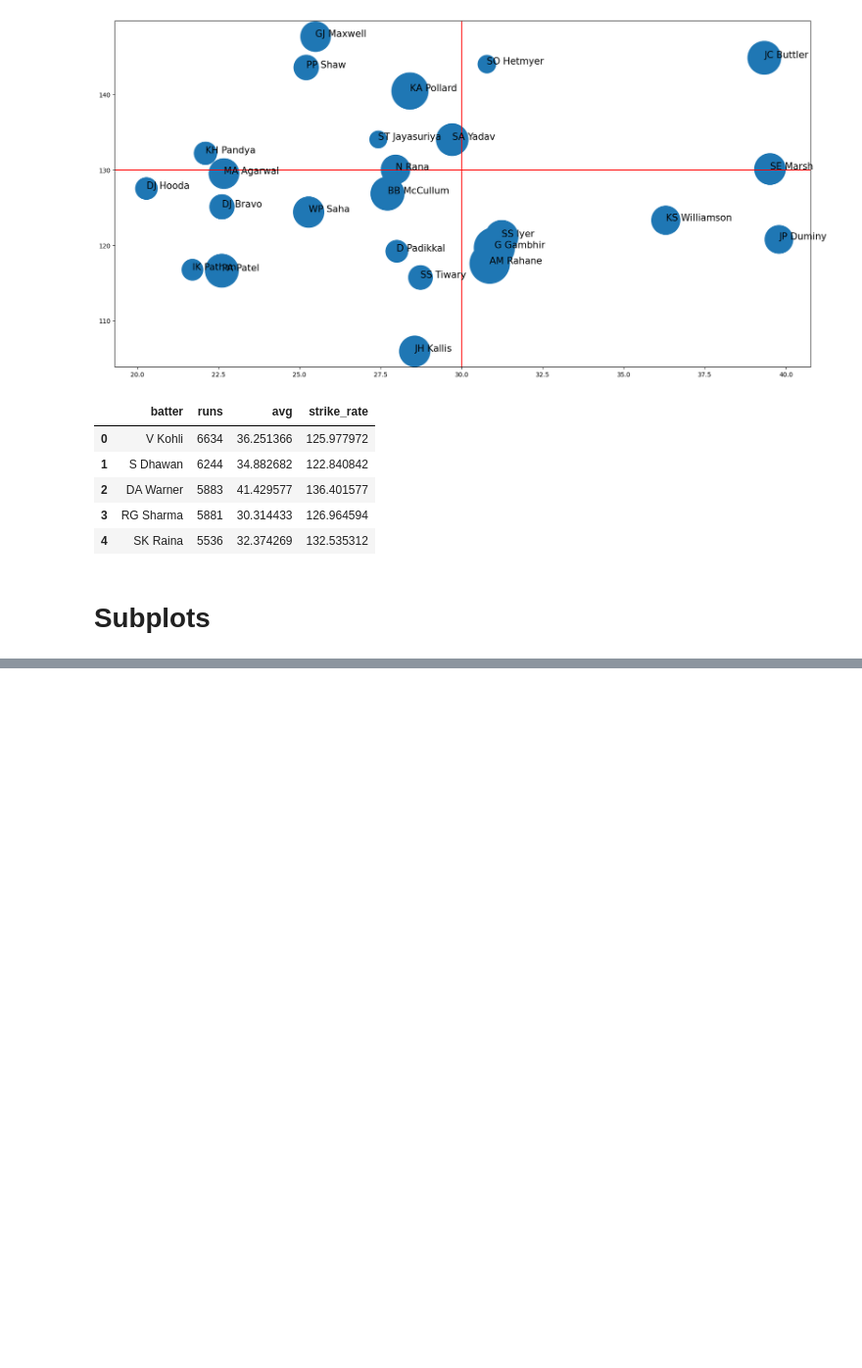
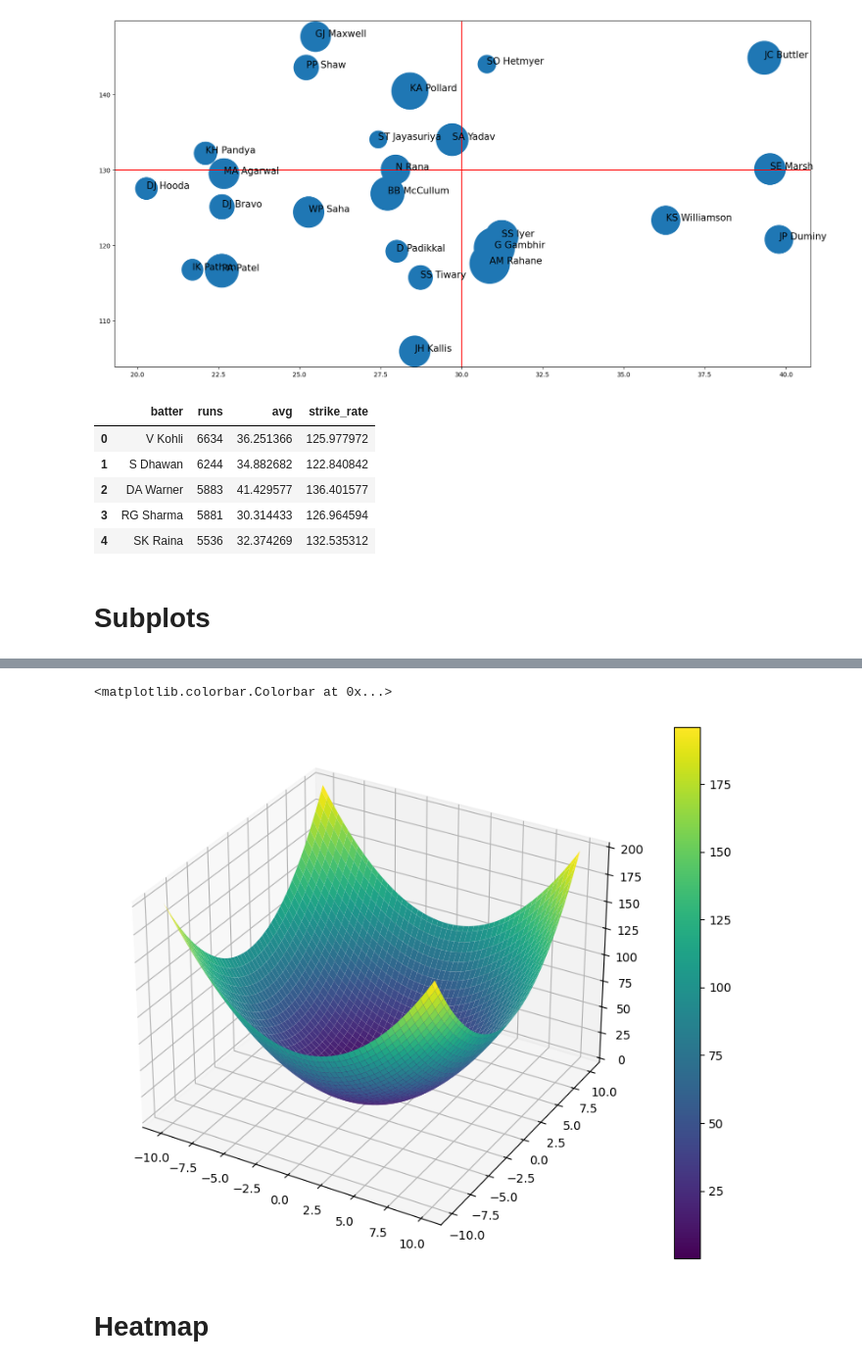
Before and after one commit to Amjad-Bin-Aslam/Data-Analysis-Portfolio, a Jupyter notebook: 06_Matplotlib/02_Matplotlib_Exercise.ipynb, the cells around one changed output, grey strips where cells are left out. Shown at 98% size. Saved outputs shown, nothing was run; the diff lists cells and outputs as text; code cells hidden in the pictures; blank space fills up the shorter version.

```diff
--- a/06_Matplotlib/02_Matplotlib_Exercise.ipynb
+++ b/06_Matplotlib/02_Matplotlib_Exercise.ipynb
@@ -98,0 +137,20 @@ fig.show()
+# %%
+x = np.linspace(-10,10,100)
+y = np.linspace(-10,10,100)
+
+xx,yy = np.meshgrid(x,y)
+# %%
+z = xx**2 + yy**2
+# %%
+fig = plt.figure(figsize=(12,8))
+
+ax = plt.subplot(projection='3d')
+
+surface = ax.plot_surface(xx,yy,z,cmap='viridis')
+
+fig.colorbar(surface)
+# %% [output]
+<matplotlib.colorbar.Colorbar at 0x...>
+[figure, added]
+# %% [markdown]
+# Heatmap
```
Also changed, not shown: parts of 13 cells of this notebook.
